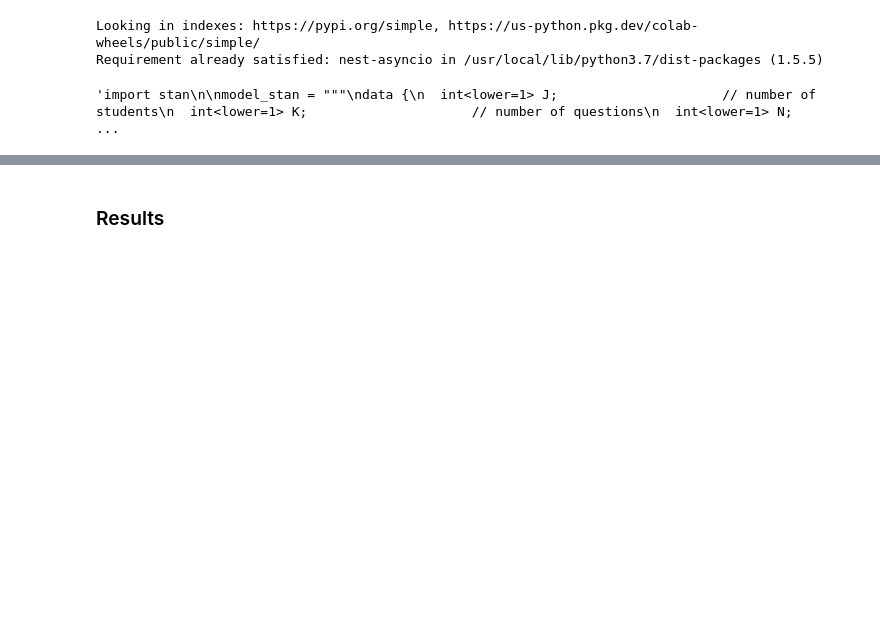
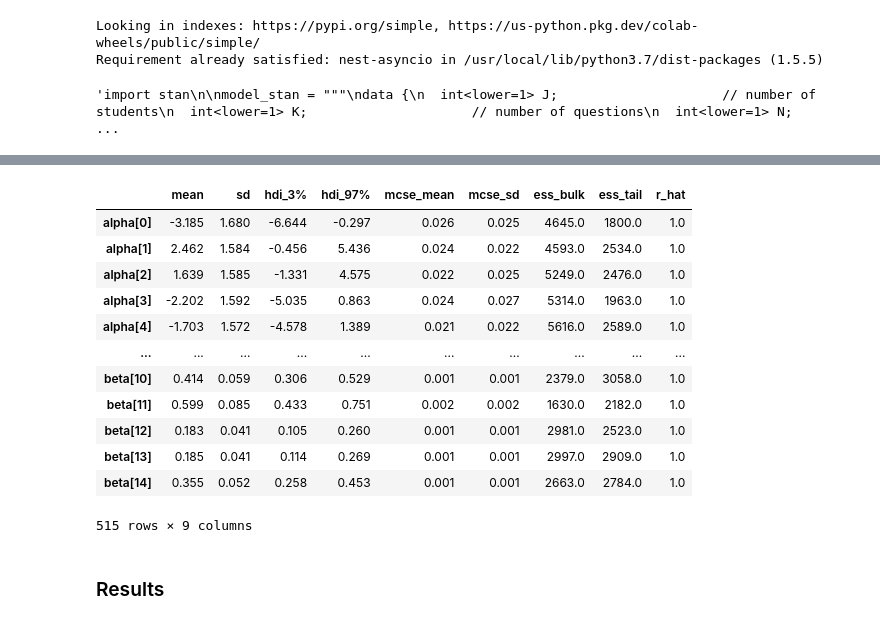
Before and after one commit to rayuelaproject/Simulator_Synthetic-Data, a Jupyter notebook: Simulator_PyStan.ipynb, the cells around one changed output, grey strips where cells are left out. Saved outputs shown, nothing was run; the diff lists cells and outputs as text; code cells hidden in the pictures; blank space fills up the shorter version.

```diff
--- a/Simulator_PyStan.ipynb
+++ b/Simulator_PyStan.ipynb
@@ -559,3 +572,19 @@ df
+# %%
+az.summary(fit)
+# %% [output]
+|  | mean | sd | hdi_3% | hdi_97% | mcse_mean | mcse_sd | ess_bulk | ess_tail | r_hat |
+| alpha[0] | -3.185 | 1.680 | -6.644 | -0.297 | 0.026 | 0.025 | 4645.0 | 1800.0 | 1.0 |
+| alpha[1] | 2.462 | 1.584 | -0.456 | 5.436 | 0.024 | 0.022 | 4593.0 | 2534.0 | 1.0 |
+| alpha[2] | 1.639 | 1.585 | -1.331 | 4.575 | 0.022 | 0.025 | 5249.0 | 2476.0 | 1.0 |
+| alpha[3] | -2.202 | 1.592 | -5.035 | 0.863 | 0.024 | 0.027 | 5314.0 | 1963.0 | 1.0 |
+| alpha[4] | -1.703 | 1.572 | -4.578 | 1.389 | 0.021 | 0.022 | 5616.0 | 2589.0 | 1.0 |
+| ... | ... | ... | ... | ... | ... | ... | ... | ... | ... |
+| beta[10] | 0.414 | 0.059 | 0.306 | 0.529 | 0.001 | 0.001 | 2379.0 | 3058.0 | 1.0 |
+| beta[11] | 0.599 | 0.085 | 0.433 | 0.751 | 0.002 | 0.002 | 1630.0 | 2182.0 | 1.0 |
+| beta[12] | 0.183 | 0.041 | 0.105 | 0.260 | 0.001 | 0.001 | 2981.0 | 2523.0 | 1.0 |
+| beta[13] | 0.185 | 0.041 | 0.114 | 0.269 | 0.001 | 0.001 | 2997.0 | 2909.0 | 1.0 |
+| beta[14] | 0.355 | 0.052 | 0.258 | 0.453 | 0.001 | 0.001 | 2663.0 | 2784.0 | 1.0 |
+515 rows × 9 columns
 # %% [markdown]
 ### Results
 # %%
```
Also changed, not shown: parts of 20 cells of this notebook.
